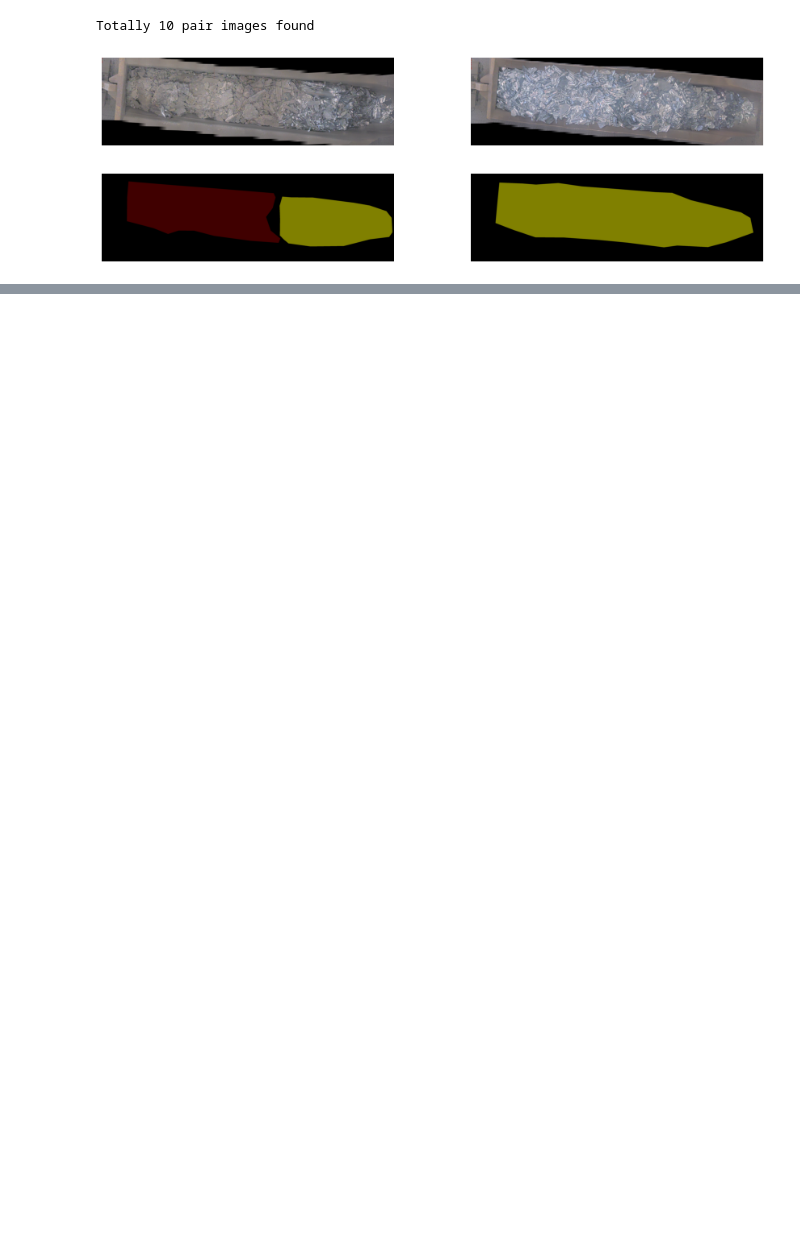
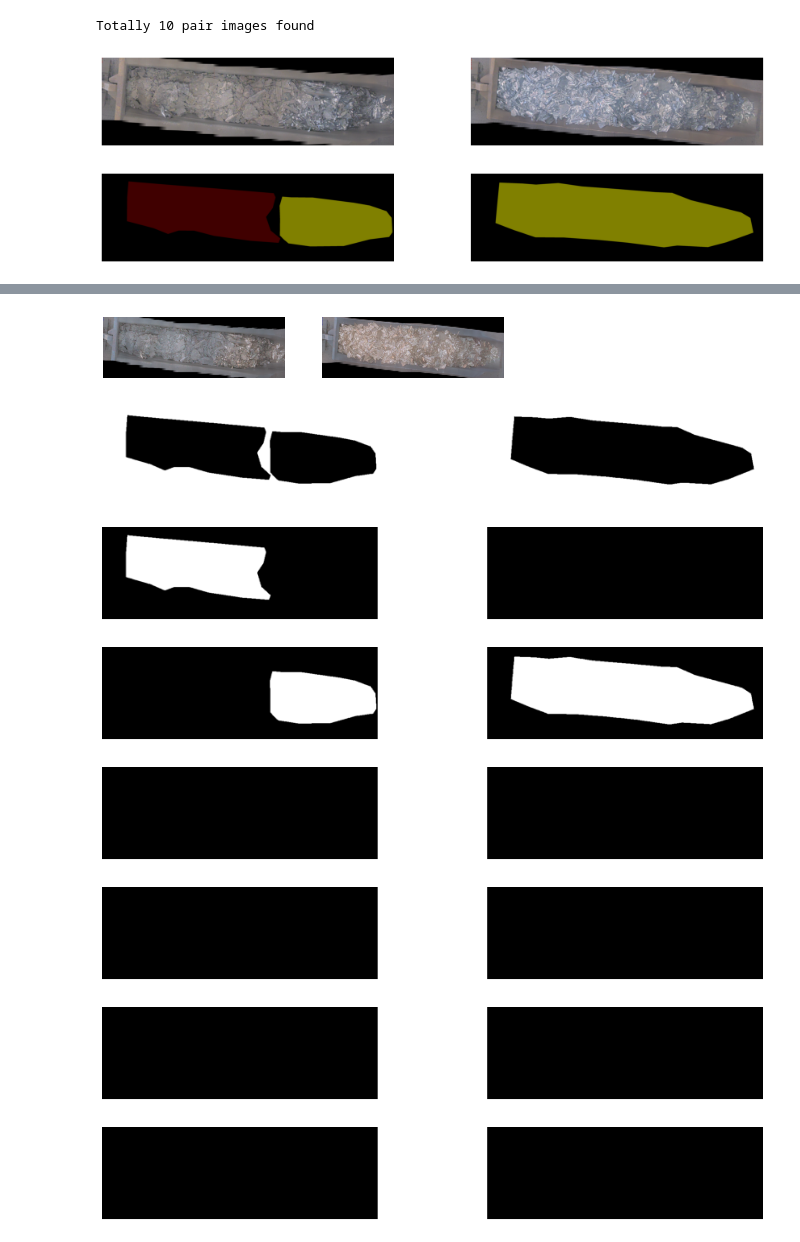
Before and after one commit to tunmustard/features_extractions, a Jupyter notebook: projects/scrapid/main_data_set_preparation.ipynb, the cells around one changed output, grey strips where cells are left out. Saved outputs shown, nothing was run; the diff lists cells and outputs as text; code cells hidden in the pictures; blank space fills up the shorter version.

```diff
--- a/projects/scrapid/main_data_set_preparation.ipynb
+++ b/projects/scrapid/main_data_set_preparation.ipynb
@@ -144,0 +191,20 @@ y shape (10, 1071, 3557, 3)
+# %%
+###ACTIVE CELL###
+###Shuffle X and Y together
+
+##IGNORE SHUFFLING BECAUSE EXPORTING Y MULTICOLOR IMAGES ALSO
+x_result_shuff, y_result_shuff = x_result, y_result     #bill_img_gen.shuffle_x_y(x_result, y_result)
+
+#Show some result images
+dbug.show_images_list(x_result_shuff[:2], col_number = 4)
+for c in range(len(list_of_codes)):
+    dbug.show_images_list(y_result_shuff[:2,...,c], col_number = 2)
+# %% [output]
+[figure, added]
+[figure, added]
+[figure, added]
+[figure, added]
+[figure, added]
+[figure, added]
+[figure, added]
+[figure, added]
```
Also changed, not shown: parts of 5 cells of this notebook, 2 other files.
